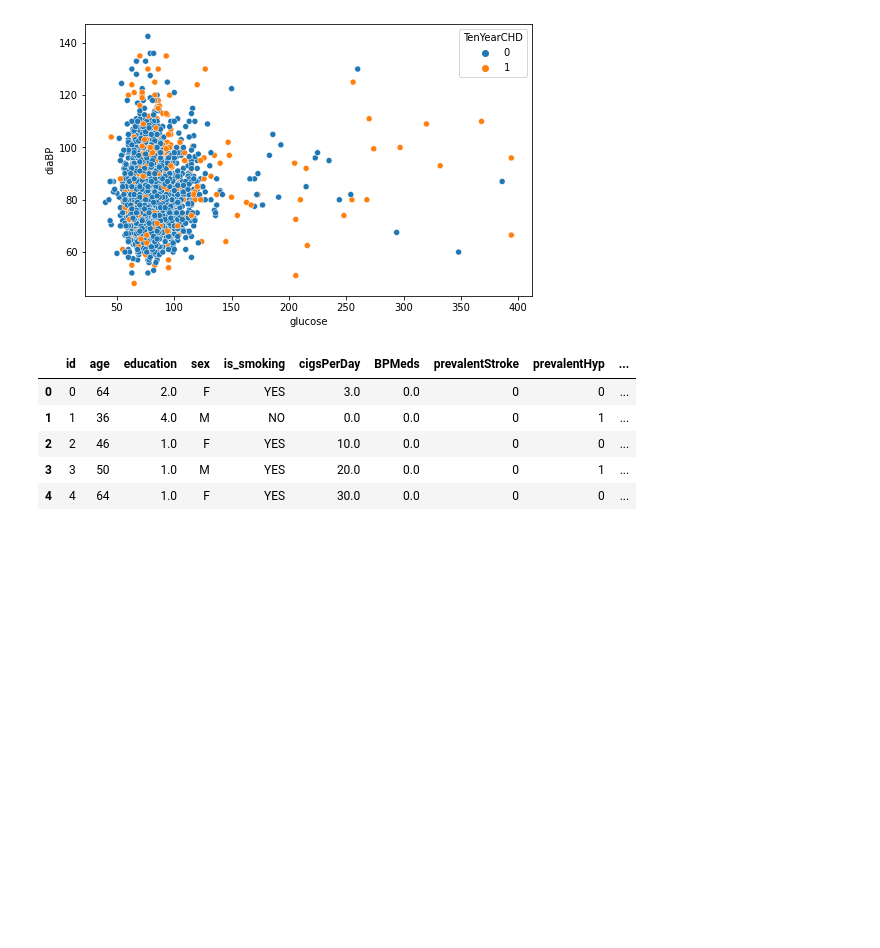
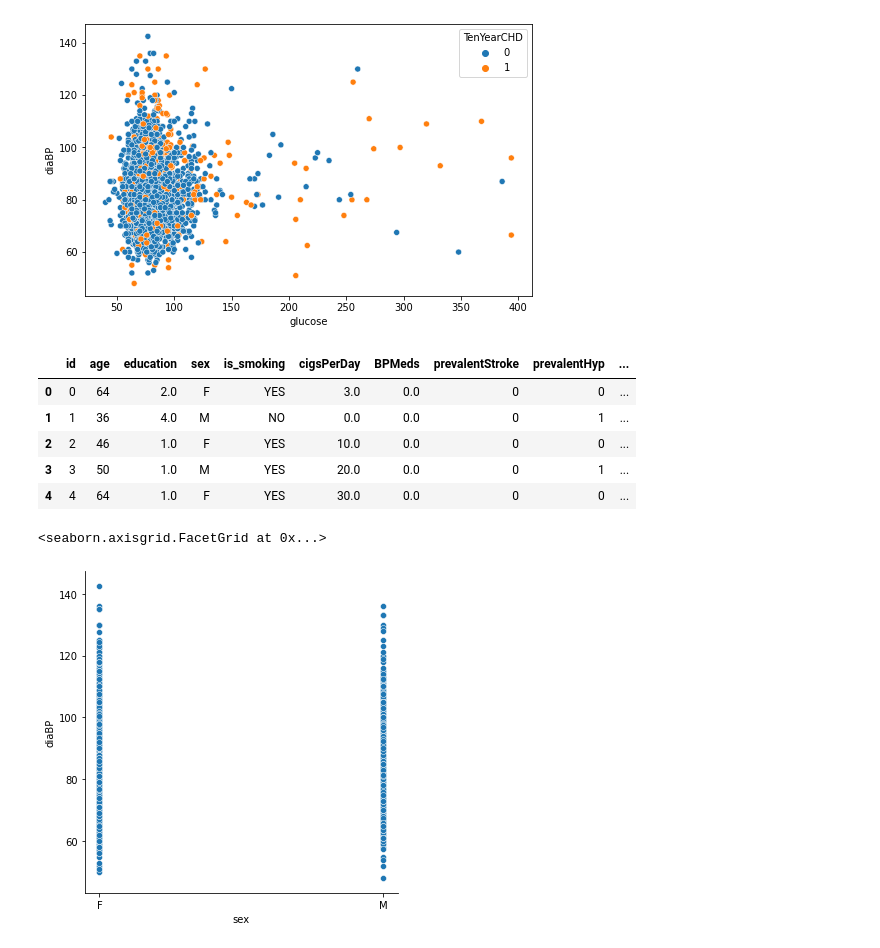
Before and after one commit to Shubhankitsirvaiya/Cardiovascular_classification, a Jupyter notebook: Capstone_1_.ipynb, the cells around one changed output. Saved outputs shown, nothing was run; the diff lists cells and outputs as text; code cells hidden in the pictures; blank space fills up the shorter version.

```diff
--- a/Capstone_1_.ipynb
+++ b/Capstone_1_.ipynb
@@ -153,2 +190,7 @@ df.head()
 #
 #
+# %%
+sns.relplot(df['sex'],df['diaBP'])
+# %% [output]
+<seaborn.axisgrid.FacetGrid at 0x...>
+[figure, added]
```
Also changed, not shown: parts of 4 cells of this notebook.
